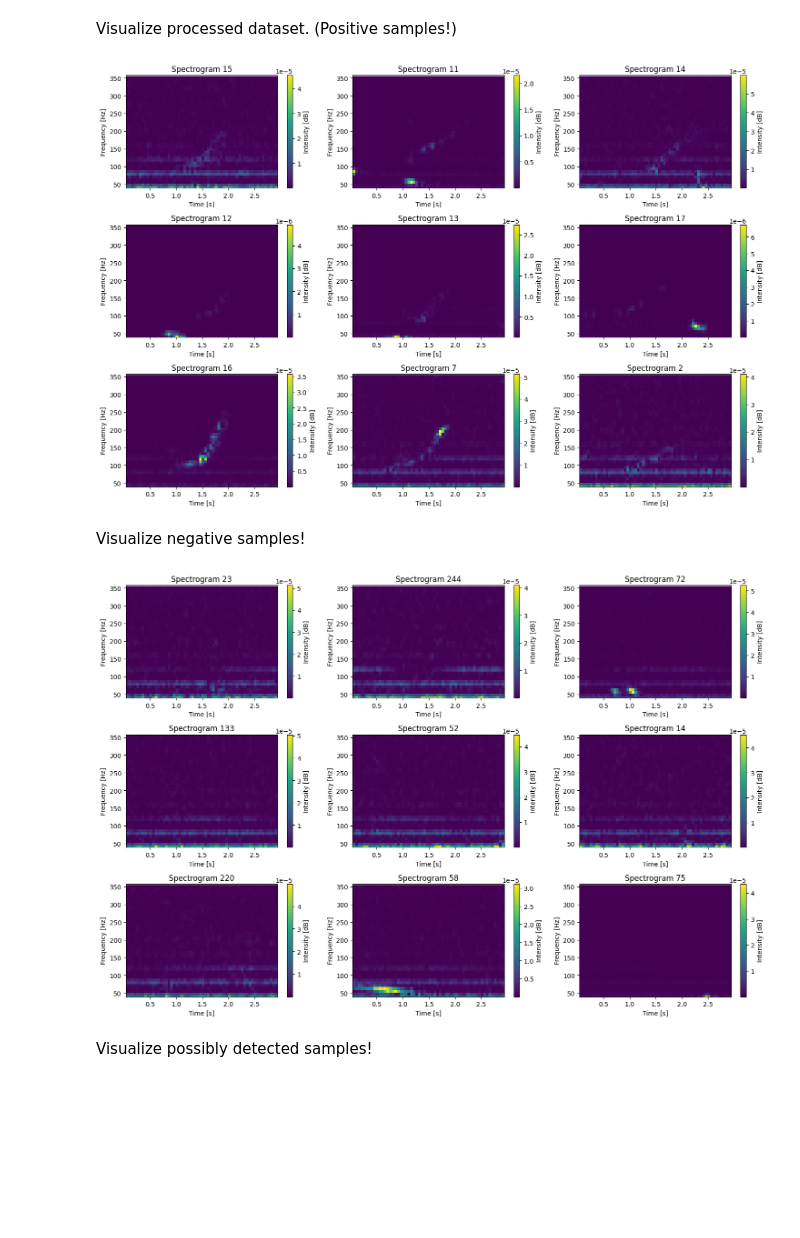
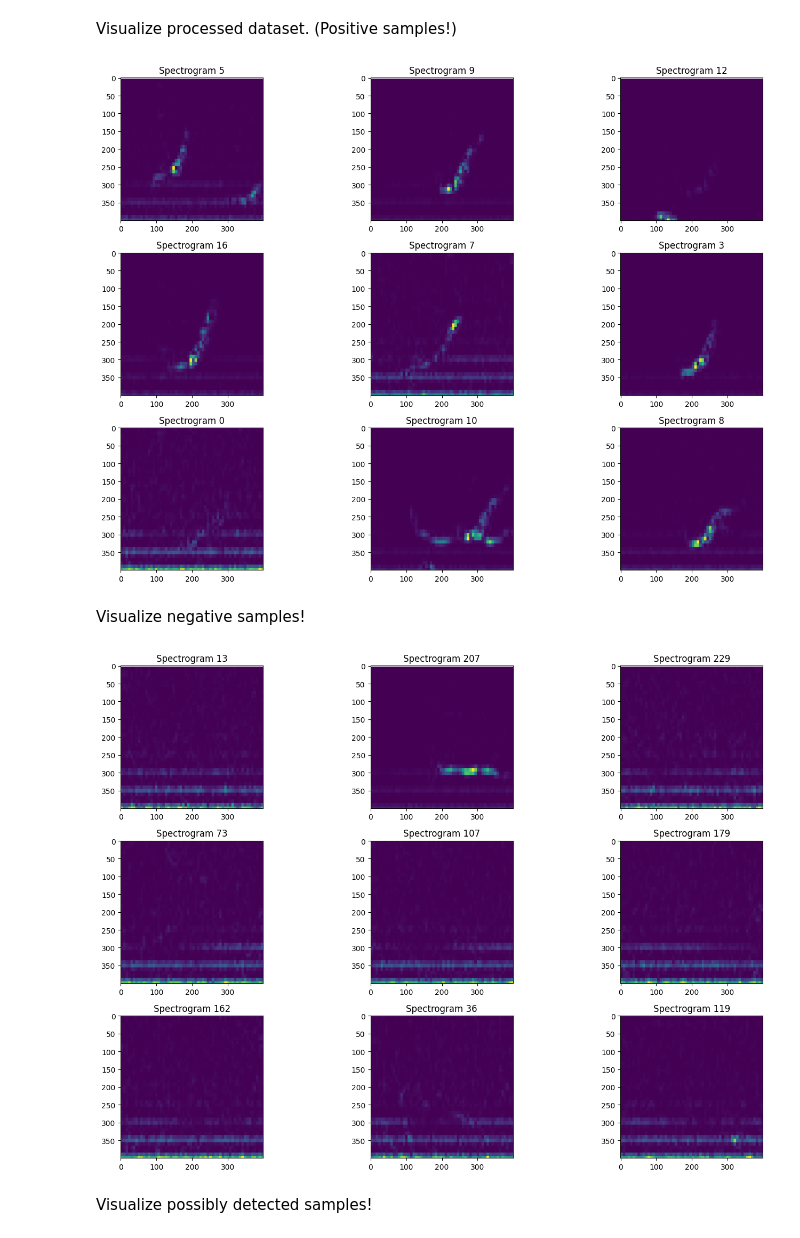
Before and after one commit to NoahBarrett98/cetacean-detection, a Jupyter notebook: exploration/dcdle_2013.ipynb, the cells around one changed output. Drawn from its saved outputs; the diff is of its cells as text; code cells hidden in the pictures; blank space fills up the shorter version.

```diff
--- a/exploration/dcdle_2013.ipynb
+++ b/exploration/dcdle_2013.ipynb
@@ -204,0 +204,18 @@ print(Sxx.shape)
+# %%
+# Experimenting with saving a spectrogram as an image
+fig, ax = plt.subplots(figsize=(4,4), dpi=100)  # Adjust size as needed
+plt.pcolormesh(times, frequencies, Sxx, shading='auto')
+plt.ylim(39.06, 357.56)  # Limit y-axis to Nyquist frequency
+# Remove axes for clean image
+ax.set_axis_off()
+plt.subplots_adjust(left=0, right=1, top=1, bottom=0)
+plt.show()
+
+# Save as image
+fig.canvas.draw()
+image = np.array(fig.canvas.renderer.buffer_rgba())  # Convert to NumPy array
+
+# Convert to grayscale or resize as needed
+image = Image.fromarray(image)
+# Save or pass to DL model
+image.save("spectrogram.png")
@@ -205,57 +224,53 @@ print(Sxx.shape)
 # %% [markdown]
 Visualize processed dataset. (Positive samples!)
 # %%
-positive_samples = np.load(r"C:\Users\NoahB\OneDrive\Desktop\cetacean_detection\nefsc_sbnms_200903_nopp6_ch10\processed\Detected.npz")
-frequencies = positive_samples['frequencies']
-times = positive_samples['times']
-Sxx = positive_samples['Sxx']
-
+samples = np.load(r"C:\Users\NoahB\OneDrive\Desktop\cetacean_detection\nefsc_sbnms_200903_nopp6_ch10\processed\NOPP6_EST_20090328_000000_CH10.npz")
+negative_samples = samples['X'][samples['y'] == 0]
+positive_samples = samples['X'][samples['y'] == 1]
+possible_positive_samples = samples['X'][samples['y'] == 2]
 # Randomly select 9 indices from the Sxx array
-indices = np.random.choice(len(Sxx), size=9, replace=False)
-
-# Create a 3x3 grid of subplots
+indices = np.random.choice(len(positive_samples), size=9, replace=False)
+indices
+# # Create a 3x3 grid of subplots
 fig, axes = plt.subplots(3, 3, figsize=(15, 10))
 
 # Loop through the 3x3 grid and plot the random samples
 for i, ax in enumerate(axes.flat):
-    idx = indices[i]  # Get the random index
-    ax.pcolormesh(times[idx], frequencies[idx], Sxx[idx], shading='auto')
+    idx = indices[i]  # Get the random
+    image = positive_samples[idx]
+    ax.imshow(image, alpha=1.0)
     ax.set_title(f'Spectrogram {idx}')
-    ax.set_xlabel('Time [s]')
-    ax.set_ylabel('Frequency [Hz]')
-    ax.set_ylim(39.06, 357.56)  # Limit y-axis to Nyquist frequency
-    fig.colorbar(ax.pcolormesh(times[idx], frequencies[idx], Sxx[idx], shading='auto'), ax=ax, label='Intensity [dB]')
+    # ax.set_xlabel('Time [s]')
+    # ax.set_ylabel('Frequency [Hz]')
+    # ax.set_ylim(39.06, 357.56)  # Limit y-axis to Nyquist frequency
+    # fig.colorbar(ax.pcolormesh(times[idx], frequencies[idx], Sxx[idx], shading='auto'), ax=ax, label='Intensity [dB]')
 
 # Adjust layout for better readability
 plt.tight_layout()
 
 # Show the plot
 plt.show()
 # %% [output]
-[figure, old version]
+[figure, new version]
 # %% [markdown]
 Visualize negative samples!
 # %%
-negative_samples = np.load(r"C:\Users\NoahB\OneDrive\Desktop\cetacean_detection\nefsc_sbnms_200903_nopp6_ch10\processed\Not Detected.npz")
-frequencies = negative_samples['frequencies']
-times = negative_samples['times']
-Sxx = negative_samples['Sxx']
-
 # Randomly select 9 indices from the Sxx array
-indices = np.random.choice(len(Sxx), size=9, replace=False)
-
-# Create a 3x3 grid of subplots
+indices = np.random.choice(len(negative_samples), size=9, replace=False)
+indices
+# # Create a 3x3 grid of subplots
 fig, axes = plt.subplots(3, 3, figsize=(15, 10))
 
 # Loop through the 3x3 grid and plot the random samples
 for i, ax in enumerate(axes.flat):
-    idx = indices[i]  # Get the random index
-    ax.pcolormesh(times[idx], frequencies[idx], Sxx[idx], shading='auto')
+    idx = indices[i]  # Get the random
+    image = negative_samples[idx]
+    ax.imshow(image, alpha=1.0)
     ax.set_title(f'Spectrogram {idx}')
-    ax.set_xlabel('Time [s]')
-    ax.set_ylabel('Frequency [Hz]')
-    ax.set_ylim(39.06, 357.56)  # Limit y-axis to Nyquist frequency
-    fig.colorbar(ax.pcolormesh(times[idx], frequencies[idx], Sxx[idx], shading='auto'), ax=ax, label='Intensity [dB]')
+    # ax.set_xlabel('Time [s]')
+    # ax.set_ylabel('Frequency [Hz]')
+    # ax.set_ylim(39.06, 357.56)  # Limit y-axis to Nyquist frequency
+    # fig.colorbar(ax.pcolormesh(times[idx], frequencies[idx], Sxx[idx], shading='auto'), ax=ax, label='Intensity [dB]')
 
 # Adjust layout for better readability
 plt.tight_layout()
@@ -263,7 +278,7 @@ plt.tight_layout()
 # Show the plot
 plt.show()
 # %% [output]
-[figure, old version]
+[figure, new version]
 # %% [markdown]
 Visualize possibly detected samples!
 # %%
```
Also changed, not shown: parts of 6 cells of this notebook, 6 other files.
